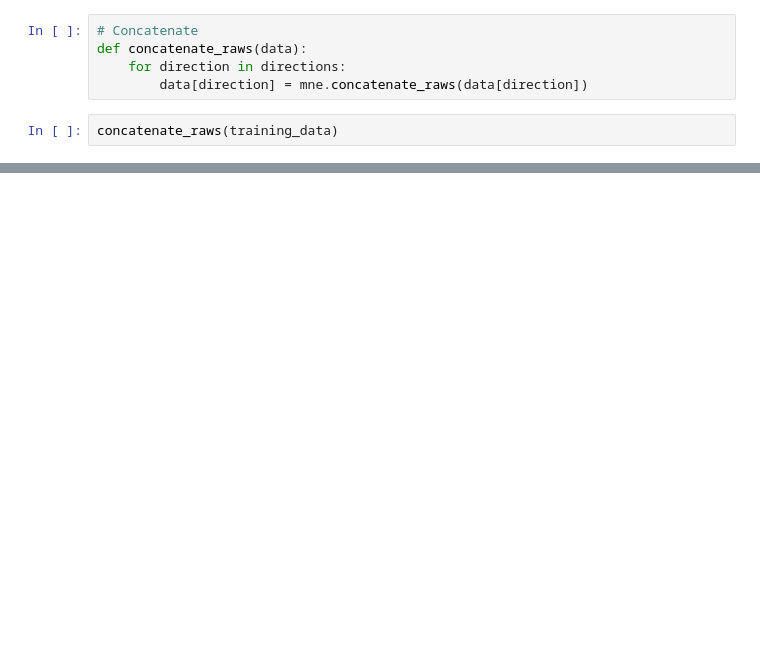
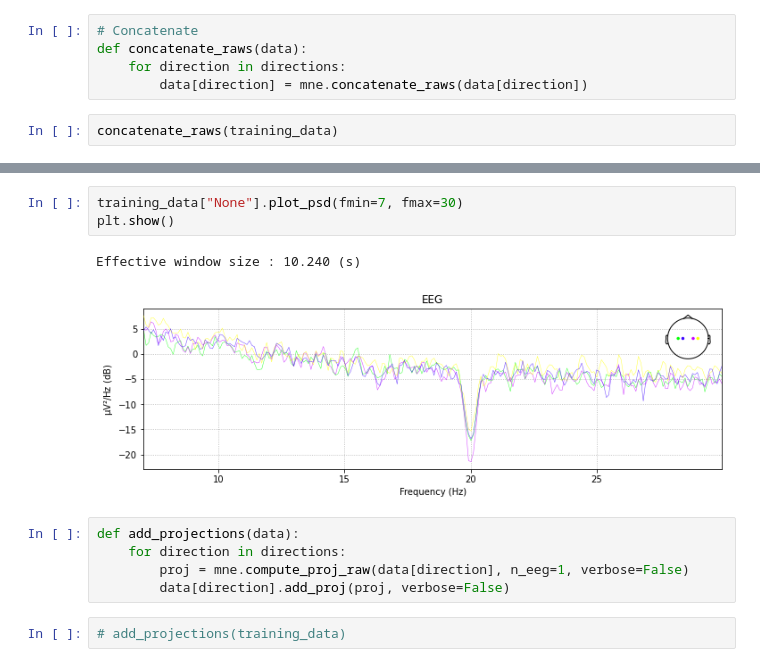
Before and after one commit to Ibrahim925/Light-Nesis, a Jupyter notebook: training.ipynb, the cells around one changed output, grey strips where cells are left out. Cells and saved outputs as stored; diff of their text form; blank space fills up the shorter version.

```diff
--- a/training.ipynb
+++ b/training.ipynb
@@ -256,0 +257,13 @@ Opening raw-browser...
+# %%
+training_data["None"].plot_psd(fmin=7, fmax=30)
+plt.show()
+# %% [output]
+Effective window size : 10.240 (s)
+[figure, added]
+# %%
+def add_projections(data):
+    for direction in directions:
+        proj = mne.compute_proj_raw(data[direction], n_eeg=1, verbose=False)
+        data[direction].add_proj(proj, verbose=False)
+# %%
+# add_projections(training_data)
```
Also changed, not shown: parts of 14 cells of this notebook.
